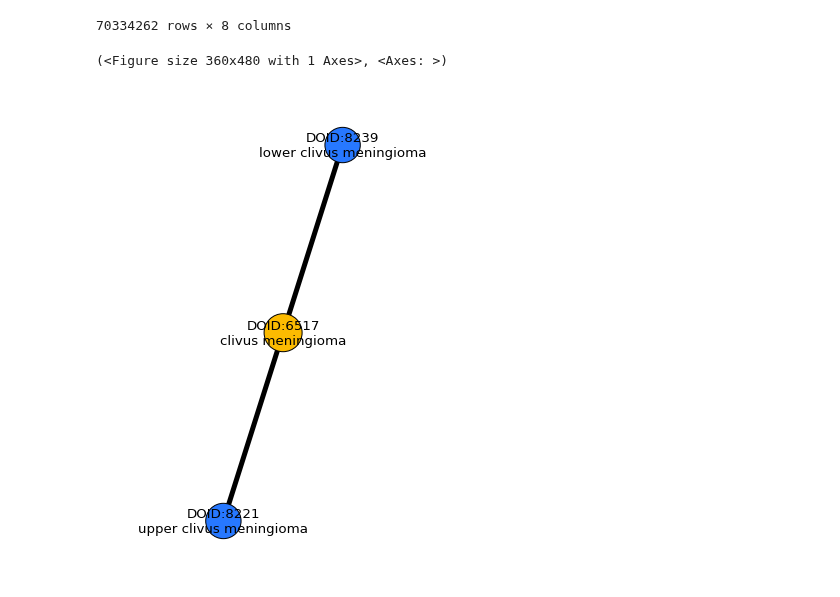
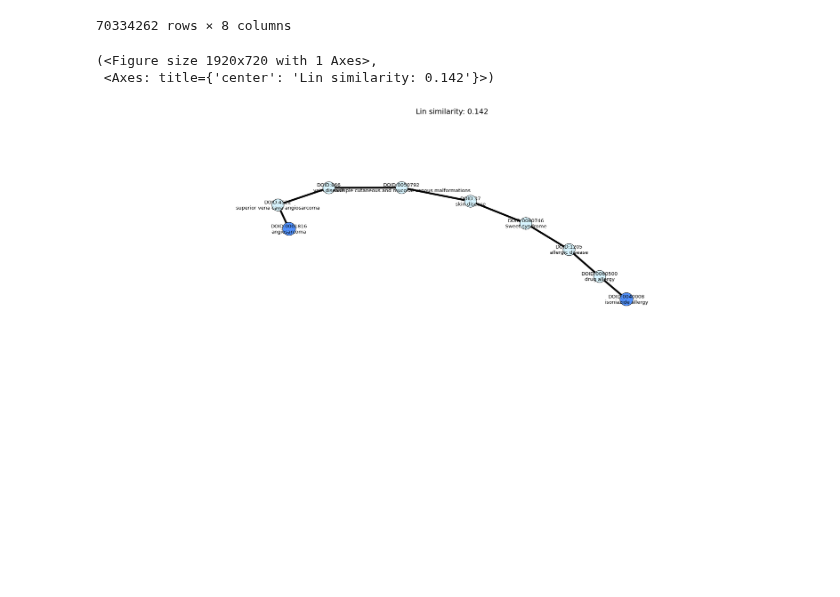
Before and after one commit to 00dylan00/scGPT_playground, a Jupyter notebook: notebooks/pipeline/01-analyse-data.ipynb, the cells around one changed output. Cells and saved outputs as stored; diff of their text form; code cells hidden in the pictures; blank space fills up the shorter version.

```diff
--- a/notebooks/pipeline/01-analyse-data.ipynb
+++ b/notebooks/pipeline/01-analyse-data.ipynb
@@ -501,18 +502,3 @@ NameError: name 'np' is not defined
 do_df_ic.query('lin>0.9').shape
 # %% [output]
 (9264, 8)
-# %%
-import sys
-sys.path.append("../..")
-from src.utils import utils as ut
-import numpy as np
-# variables
-
-# functions
-
-
-# 2. Load Disease Pairs
-
-# load Disease Ontology Lin Similarity amongst pairs!
-do_df_ic = ut.load_df_do_pairs()
-print(f"Loaded universe of disease pairs: {do_df_ic.shape[0]}")
@@ -731,8 +715,9 @@ import matplotlib.pyplot as plt
 import numpy as np
 import networkx as nx
 import matplotlib.pyplot as plt
+from matplotlib.lines import Line2D
 
-def plot_do_shortest_path_with_lca(G, u, v, undirected=True, figsize=(3, 4), dpi=120, pad=0.25):
+def plot_do_shortest_path_with_lca(G, u, v, undirected=True, figsize=(16, 6), dpi=120, pad=1):
     H = G.to_undirected(as_view=True) if undirected else G
     path  = nx.shortest_path(H, u, v)
     edges = list(zip(path[:-1], path[1:]))
@@ -743,35 +728,51 @@ def plot_do_shortest_path_with_lca(G, u, v, undirected=True, figsize=(3, 4), dpi
     C = A & B
     lcas = {a for a in C if not any(a != b and nx.has_path(G, a, b) for b in C)}
     lcas_on_path = {n for n in path if n in lcas}
 
     S = H.subgraph(path).copy()
     fig, ax = plt.subplots(figsize=figsize, dpi=dpi, constrained_layout=True)
 
     pos = nx.spring_layout(S, seed=42)
     nx.draw_networkx_edges(S, pos, edgelist=edges, width=3, ax=ax)
 
     colors, sizes = [], []
     for n in path:
-        if n in (u, v):         c, s = "#2778ff", 450
-        elif n in lcas_on_path: c, s = "#fcbb01", 520
+        if n in (u, v):         c, s = "#5291ff", 450
+        elif n in lcas_on_path: c, s = "#ffd255", 520
         else:                   c, s = "#d6f3ff", 380
         colors.append(c); sizes.append(s)
+
 
     nx.draw_networkx_nodes(S, pos, nodelist=path, node_color=colors,
                            node_size=sizes, edgecolors="black", linewidths=0.6, ax=ax)
     labels = {n: f"{n}\n{G.nodes[n].get('name','')}".strip() for n in path}
     nx.draw_networkx_labels(S, pos, labels=labels, font_size=8, ax=ax)
 
     # expand axes so labels aren’t cropped
     xs = np.array([p[0] for p in pos.values()])
     ys = np.array([p[1] for p in pos.values()])
     ax.set_xlim(xs.min()-pad, xs.max()+pad)
     ax.set_ylim(ys.min()-pad, ys.max()+pad)
 
     ax.axis("off")
+    # # --- Legend: query nodes and MICA/LCA ---
+    # legend_handles = [
+    #     Line2D([0], [0], marker='o', linestyle='None',
+    #            markerfacecolor="#5291ff", markeredgecolor="black",
+    #            markersize=10, label="Query nodes"),
+    #     Line2D([0], [0], marker='o', linestyle='None',
+    #            markerfacecolor="#ffd255", markeredgecolor="black",
+    #            markersize=11, label="MICA"),
+    # ]
+    # ax.legend(handles=legend_handles, loc="best", frameon=False)
+    ax.set_title(f"Lin similarity: {do_df_ic.query(f'do1==\"{u}\" and do2==\"{v}\"')['lin'].values[0]:.3f}")
+
     return fig, ax
 
-plot_do_shortest_path_with_lca(do_graph, "DOID:8221", "DOID:8239")
+# plot_do_shortest_path_with_lca(do_graph, "DOID:8221", "DOID:8239", )
+
+plot_do_shortest_path_with_lca(do_graph.reverse(), "DOID:0001816", "DOID:0040008" )
 # %% [output]
-(<Figure size 360x480 with 1 Axes>, <Axes: >)
+(<Figure size 1920x720 with 1 Axes>,
+ <Axes: title={'center': 'Lin similarity: 0.142'}>)
-[figure, old version]
+[figure, new version]
```
Also changed, not shown: parts of 14 cells of this notebook, 15 other files.
